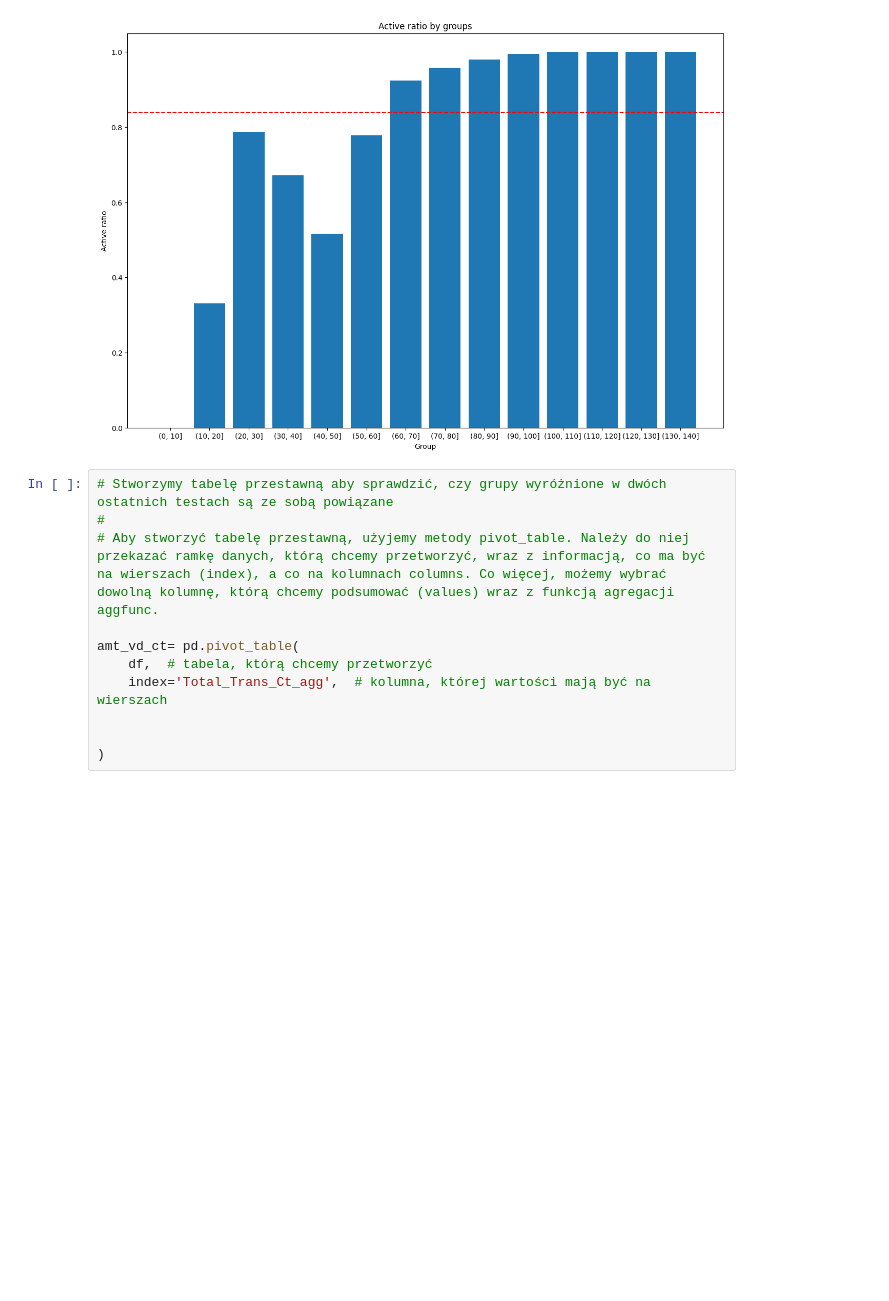
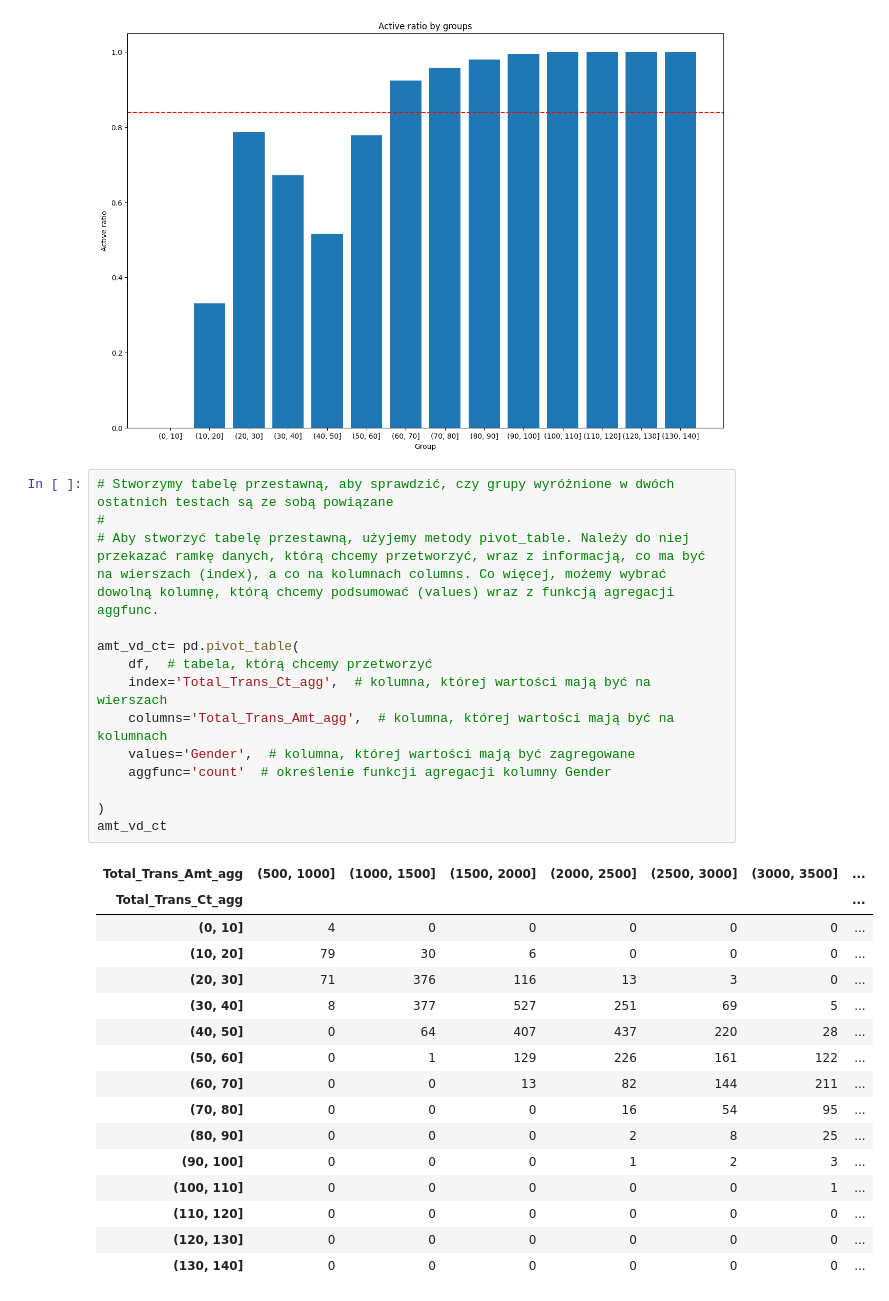
Before and after one commit to magdac13/churn-prediction-data-analytics, a Jupyter notebook: prepared_data_analyse.ipynb, the cells around one changed output. Cells and saved outputs as stored; diff of their text form; blank space fills up the shorter version.

```diff
--- a/prepared_data_analyse.ipynb
+++ b/prepared_data_analyse.ipynb
@@ -352,13 +352,33 @@ visualize_analysis(total_trans_ct_analysis, global_mean)
 # %% [output]
 [figure]
 # %%
-# Stworzymy tabelę przestawną aby sprawdzić, czy grupy wyróżnione w dwóch ostatnich testach są ze sobą powiązane
+# Stworzymy tabelę przestawną, aby sprawdzić, czy grupy wyróżnione w dwóch ostatnich testach są ze sobą powiązane
 #
 # Aby stworzyć tabelę przestawną, użyjemy metody pivot_table. Należy do niej przekazać ramkę danych, którą chcemy przetworzyć, wraz z informacją, co ma być na wierszach (index), a co na kolumnach columns. Co więcej, możemy wybrać dowolną kolumnę, którą chcemy podsumować (values) wraz z funkcją agregacji aggfunc.
 
 amt_vd_ct= pd.pivot_table(
     df,  # tabela, którą chcemy przetworzyć
     index='Total_Trans_Ct_agg',  # kolumna, której wartości mają być na wierszach
-
+    columns='Total_Trans_Amt_agg',  # kolumna, której wartości mają być na kolumnach
+    values='Gender',  # kolumna, której wartości mają być zagregowane
+    aggfunc='count'  # określenie funkcji agregacji kolumny Gender
 
 )
+amt_vd_ct
+# %% [output]
+| Total_Trans_Amt_agg | (500, 1000] | (1000, 1500] | (1500, 2000] | (2000, 2500] | (2500, 3000] | (3000, 3500] | ... |
+| Total_Trans_Ct_agg |  |  |  |  |  |  | ... |
+| (0, 10] | 4 | 0 | 0 | 0 | 0 | 0 | ... |
+| (10, 20] | 79 | 30 | 6 | 0 | 0 | 0 | ... |
+| (20, 30] | 71 | 376 | 116 | 13 | 3 | 0 | ... |
+| (30, 40] | 8 | 377 | 527 | 251 | 69 | 5 | ... |
+| (40, 50] | 0 | 64 | 407 | 437 | 220 | 28 | ... |
+| (50, 60] | 0 | 1 | 129 | 226 | 161 | 122 | ... |
+| (60, 70] | 0 | 0 | 13 | 82 | 144 | 211 | ... |
+| (70, 80] | 0 | 0 | 0 | 16 | 54 | 95 | ... |
+| (80, 90] | 0 | 0 | 0 | 2 | 8 | 25 | ... |
+| (90, 100] | 0 | 0 | 0 | 1 | 2 | 3 | ... |
+| (100, 110] | 0 | 0 | 0 | 0 | 0 | 1 | ... |
+| (110, 120] | 0 | 0 | 0 | 0 | 0 | 0 | ... |
+| (120, 130] | 0 | 0 | 0 | 0 | 0 | 0 | ... |
+| (130, 140] | 0 | 0 | 0 | 0 | 0 | 0 | ... |
```
Also changed, not shown: parts of 2 cells of this notebook, 3 other files.
